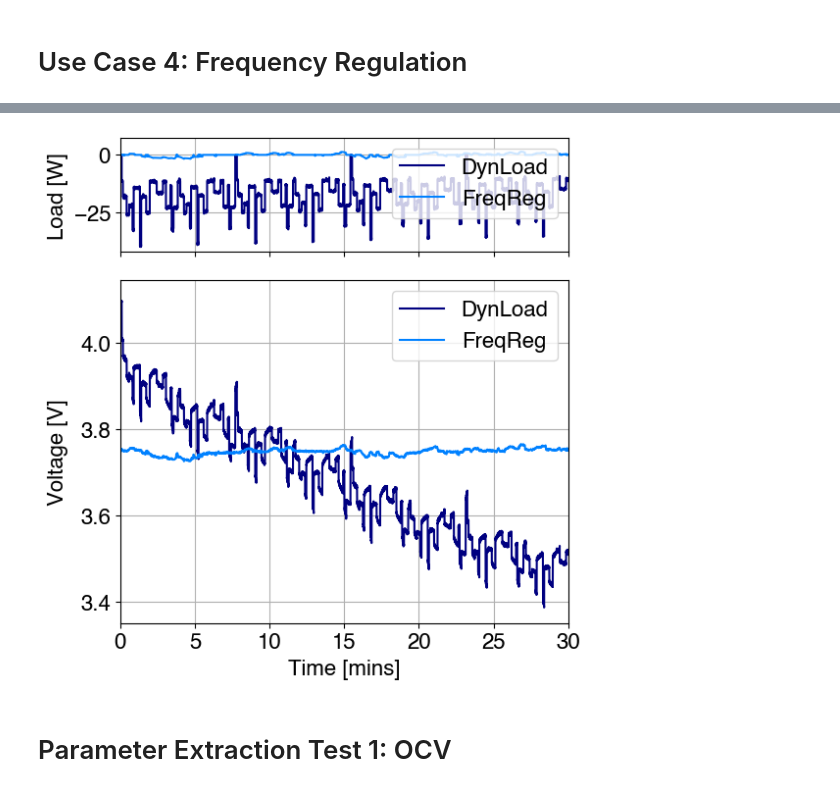
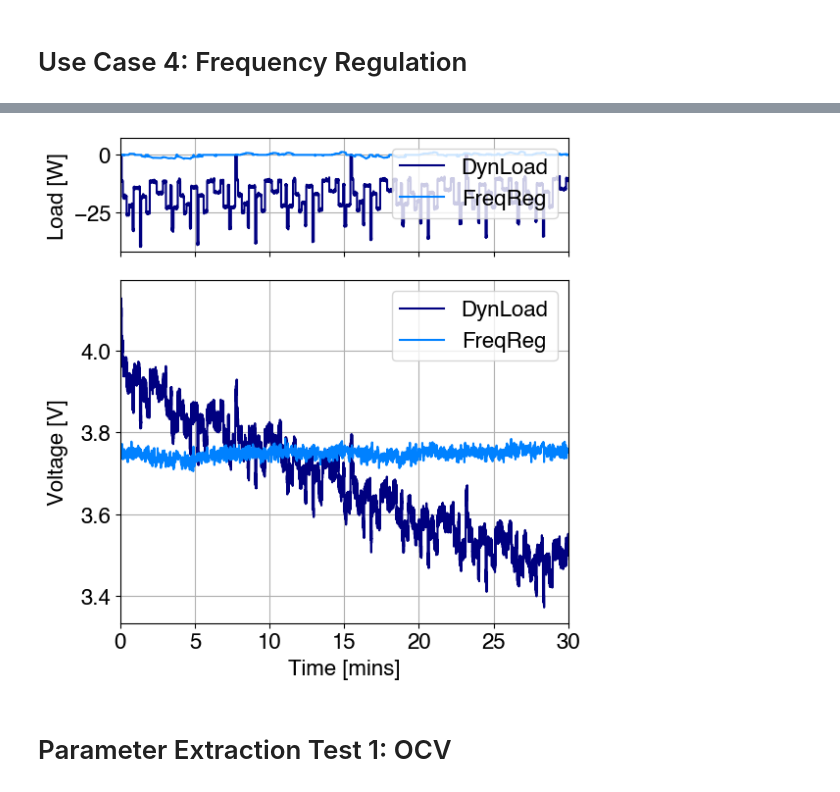
Before and after one commit to wengandrew/battery-digital-twin-from-scratch, a Jupyter notebook: notebooks/build_synthetic_profiles.ipynb, the cells around one changed output, grey strips where cells are left out. Saved outputs shown, nothing was run; the diff lists cells and outputs as text; code cells hidden in the pictures.

```diff
--- a/notebooks/build_synthetic_profiles.ipynb
+++ b/notebooks/build_synthetic_profiles.ipynb
@@ -50,7 +55,7 @@ print(f"Nominal capacity: {nominal_capacity:.2f} Ah")
 Nominal energy: 17.50 Wh
 Nominal capacity: 4.99 Ah
 # %%
-def summarize_solution(sol):
+def summarize_solution(sol, voltage_std=0.01):
     """
     Extracts the time series data from a PyBaMM solution object and returns a DataFrame
     with the time series data.
@@ -69,9 +74,6 @@ def summarize_solution(sol):
     power_vec = sol["Power [W]"].data
     voltage_vec = sol["Voltage [V]"].data
 
-    # Add white noise to voltage output with std dev of 0.02% of FSR with 5V range
-    voltage_std = 0.0002*5;
-    # voltage_std = 0.010;
     voltage_vec = voltage_vec + \
         np.random.normal(0, voltage_std, size=len(voltage_vec))
     energy_vec = np.cumsum(power_vec * np.diff(np.append(0, time_vec))) / 3600
@@ -113,7 +115,7 @@ for e_rate, color in zip(e_rate_list, colors):
 
     sol = sim.solve(initial_soc=1)
 
-    df = summarize_solution(sol)
+    df = summarize_solution(sol, voltage_std=VOLTAGE_STD_HIGH)
     df.to_csv(f'../output/synthetic_data/use_case_1_{e_rate:.1f}E.csv')
 
     ax1.plot(df['Energy [Wh]'], -df['Power [W]'], color=color)
@@ -160,7 +162,7 @@ for e_rate, color in zip(e_rate_list, colors):
 
     sol = sim.solve(initial_soc=0.9)
 
-    df = summarize_solution(sol)
+    df = summarize_solution(sol, voltage_std=VOLTAGE_STD_HIGH)
 
     df.to_csv(f'../output/synthetic_data/use_case_2_{e_rate:.1f}E.csv')
 
@@ -202,7 +204,7 @@ sim = pybamm.Simulation(model=model,
 
 sol = sim.solve(initial_soc=0.9)
 
-df3 = summarize_solution(sol)
+df3 = summarize_solution(sol, voltage_std=VOLTAGE_STD_HIGH)
 
 df3.to_csv('../output/synthetic_data/use_case_3.csv')
 
@@ -255,7 +257,7 @@ sim = pybamm.Simulation(model=model,
 
 sol = sim.solve(initial_soc=0.5)
 
-df4 = summarize_solution(sol)
+df4 = summarize_solution(sol, voltage_std=VOLTAGE_STD_HIGH)
 df4.to_csv('../output/synthetic_data/use_case_4.csv')
 
 fig, (ax1, ax2) = plt.subplots(2, 1, sharex=True, height_ratios=[1, 3])
@@ -283,12 +285,12 @@ plt.savefig('../output/figs/use_case_4.png', dpi=150)
 
         Experiment is infeasible: default duration (86398.0 seconds) was reached during 'Step([[ 0.00000000e+00 -0.00000000e+00]
  [ 1.00000000e+00 -3.89393728e-01]
  [ 2.00000000e+00 -3.85908326e-01]
  ...
  [ 8.63960000e+04 -2.00045592e+00]
  [ 8.63970000e+04 -2.00045592e+00]
  [ 8.63980000e+04 -1.90355983e+00]], duration=86398.0, period=1.0, direction=Rest)'. The returned solution only contains up to step 1 of cycle 1. Please specify a duration in the step instructions.
-[figure, old version]
+[figure, new version]
 # %% [markdown]
 # Parameter Extraction Test 1: OCV
 # %%
```
Also changed, not shown: parts of 11 cells of this notebook, 35 other files.
